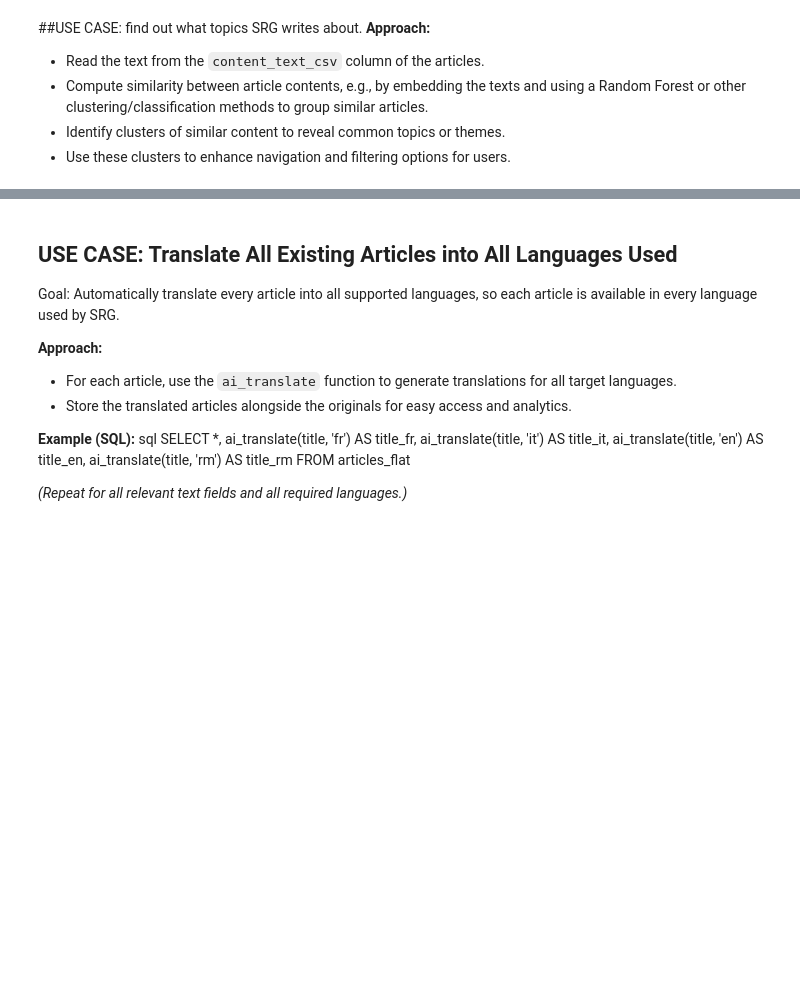
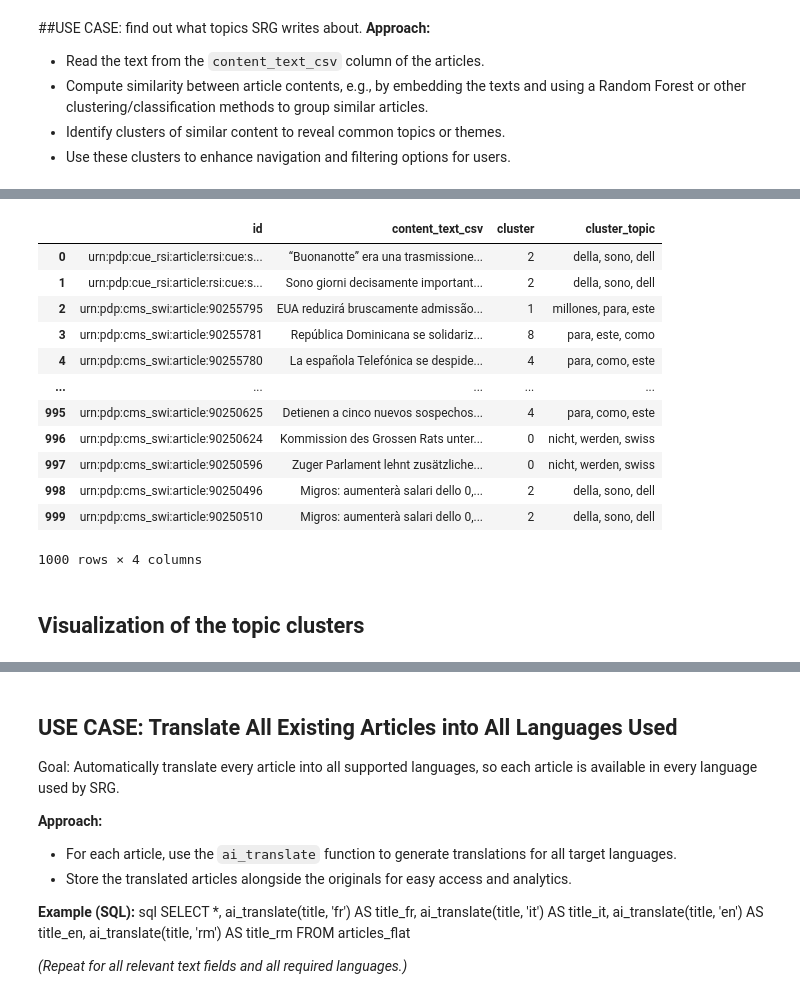
Before and after one commit to Tao-Pi/CAS-Applied-Data-Science, a Jupyter notebook: Final Project/Group_Work.ipynb, the cells around one changed output, grey strips where cells are left out. Saved outputs shown, nothing was run; the diff lists cells and outputs as text; code cells hidden in the pictures; blank space fills up the shorter version.

```diff
--- a/Final Project/Group_Work.ipynb
+++ b/Final Project/Group_Work.ipynb
@@ -230,0 +308,65 @@ display(df_clusters)
+# %%
+from sklearn.cluster import KMeans
+import pandas as pd
+from collections import Counter
+import re
+
+# Use existing embeddings from previous cell
+n_clusters = 10  # Adjust as needed
+
+kmeans = KMeans(n_clusters=n_clusters, random_state=42, n_init="auto")
+labels = kmeans.fit_predict(emb_matrix)
+
+df_clusters = pd.DataFrame({
+    "id": ids,
+    "content_text_csv": texts,
+    "cluster": labels
+})
+
+# Extract topic keywords for each cluster
+def get_topic_keywords(cluster_id, df_clusters, top_n=3):
+    """Extract most common meaningful words from articles in a cluster"""
+    cluster_texts = df_clusters[df_clusters['cluster'] == cluster_id]['content_text_csv'].tolist()
+
+    # Combine all texts in the cluster
+    combined_text = ' '.join(cluster_texts).lower()
+
+    # Extract words (filter out very short words and common stopwords)
+    words = re.findall(r'\b[a-zäöüàéèêëïôùû]{4,}\b', combined_text)
+
+    # Simple stopwords (extend as needed)
+    stopwords = {'dass', 'sind', 'wird', 'wurden', 'wurde', 'haben', 'sein',
+                 'eine', 'einem', 'einen', 'einer', 'dies', 'diese', 'dieser',
+                 'auch', 'mehr', 'beim', 'über', 'nach', 'sich', 'oder', 'kann',
+                 'können', 'müssen', 'soll', 'sollen', 'noch', 'bereits', 'aber',
+                 'wenn', 'weil', 'denn', 'dann', 'sowie', 'dass', 'damit', 'with',
+                 'from', 'have', 'this', 'that', 'will', 'been', 'were', 'their',
+                 'what', 'which', 'when', 'where', 'there', 'pour', 'dans', 'avec',
+                 'sont', 'être', 'cette', 'mais', 'plus', 'comme', 'fait'}
+
+    # Filter and count words
+    words = [w for w in words if w not in stopwords]
+    word_counts = Counter(words)
+
+    # Get top keywords
+    top_words = [word for word, count in word_counts.most_common(top_n)]
+    return ', '.join(top_words) if top_words else f"Topic {cluster_id}"
+
+# Generate topic labels and add to dataframe
+topic_labels = {}
+for cluster_id in range(n_clusters):
+    keywords = get_topic_keywords(cluster_id, df_clusters, top_n=3)
+    topic_labels[cluster_id] = keywords
+
+# Map topic keywords to each row
+df_clusters['cluster_topic'] = df_clusters['cluster'].map(topic_labels)
+
+# Print cluster summary
+print("Cluster Topics (based on most frequent keywords):")
+for cluster_id in range(n_clusters):
+    count = len(df_clusters[df_clusters['cluster'] == cluster_id])
+    print(f"Cluster {cluster_id}: {topic_labels[cluster_id]} ({count} articles)")
+
+print("\n")
+display(df_clusters)
+# %% [output]
@@ -230,0 +384,15 @@ display(df_clusters)
+|  | id | content_text_csv | cluster | cluster_topic |
+| 0 | urn:pdp:cue_rsi:article:rsi:cue:s... | “Buonanotte” era una trasmissione... | 2 | della, sono, dell |
+| 1 | urn:pdp:cue_rsi:article:rsi:cue:s... | Sono giorni decisamente important... | 2 | della, sono, dell |
+| 2 | urn:pdp:cms_swi:article:90255795 | EUA reduzirá bruscamente admissão... | 1 | millones, para, este |
+| 3 | urn:pdp:cms_swi:article:90255781 | República Dominicana se solidariz... | 8 | para, este, como |
+| 4 | urn:pdp:cms_swi:article:90255780 | La española Telefónica se despide... | 4 | para, como, este |
+| ... | ... | ... | ... | ... |
+| 995 | urn:pdp:cms_swi:article:90250625 | Detienen a cinco nuevos sospechos... | 4 | para, como, este |
+| 996 | urn:pdp:cms_swi:article:90250624 | Kommission des Grossen Rats unter... | 0 | nicht, werden, swiss |
+| 997 | urn:pdp:cms_swi:article:90250596 | Zuger Parlament lehnt zusätzliche... | 0 | nicht, werden, swiss |
+| 998 | urn:pdp:cms_swi:article:90250496 | Migros: aumenterà salari dello 0,... | 2 | della, sono, dell |
+| 999 | urn:pdp:cms_swi:article:90250510 | Migros: aumenterà salari dello 0,... | 2 | della, sono, dell |
+1000 rows × 4 columns
+# %% [markdown]
+## Visualization of the topic clusters
```
Also changed, not shown: parts of 20 cells of this notebook.
